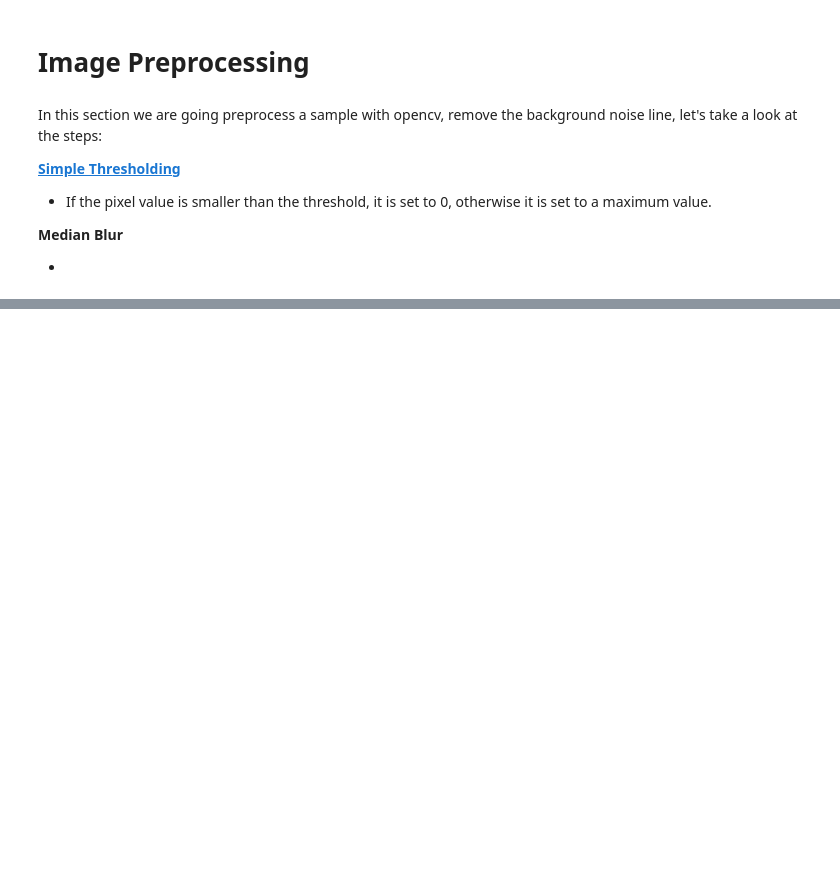
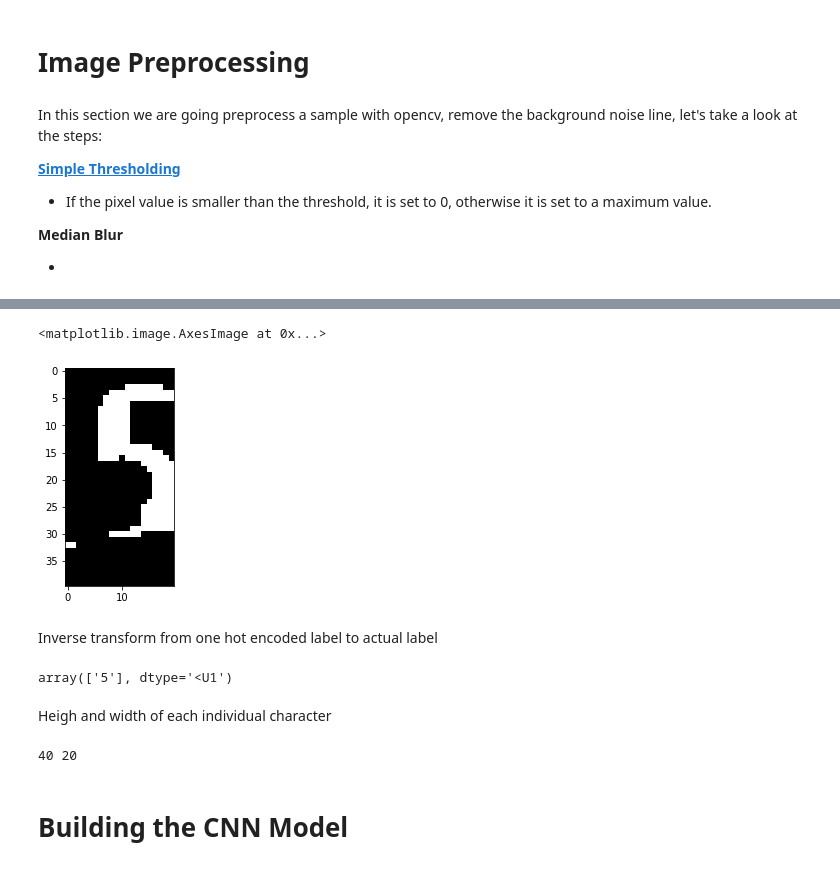
Before and after one commit to lucaslokchan/hands-on-ml, a Jupyter notebook: Projects/Captcha Slover/Captcha_Slover.ipynb, the cells around one changed output, grey strips where cells are left out. Saved outputs shown, nothing was run; the diff lists cells and outputs as text; code cells hidden in the pictures; blank space fills up the shorter version.

Commit message:
Building the CNN Model

```diff
--- a/Projects/Captcha Slover/Captcha_Slover.ipynb
+++ b/Projects/Captcha Slover/Captcha_Slover.ipynb
@@ -130,0 +138,8 @@ array([[[255., 255., 255.],
+# %%
+label_encoder = LabelEncoder()
+y_label_encoded = label_encoder.fit_transform(y)
+
+one_hot_encoder = OneHotEncoder(sparse=False)
+y_one_hot_encoded = one_hot_encoder.fit_transform(y_label_encoded.reshape(-1, 1))
+
+X_train, X_test, y_train, y_test = train_test_split(X, y_one_hot_encoded, test_size=0.2, shuffle=True)
@@ -130,0 +176,21 @@ array([[[255., 255., 255.],
+# %%
+plt.imshow(X_train[40][:,:,0], cmap='gray')
+# %% [output]
+<matplotlib.image.AxesImage at 0x...>
+[figure, added]
+# %% [markdown]
+Inverse transform from one hot encoded label to actual label
+# %%
+label_encoder.inverse_transform([np.argmax(y_train[40, :])])
+# %% [output]
+array(['5'], dtype='<U1')
+# %% [markdown]
+Heigh and width of each individual character
+# %%
+height = X.shape[1]
+width = X.shape[2]
+print(height, width)
+# %% [output]
+40 20
+# %% [markdown]
+# Building the CNN Model
```
Also changed, not shown: parts of 22 cells of this notebook.
